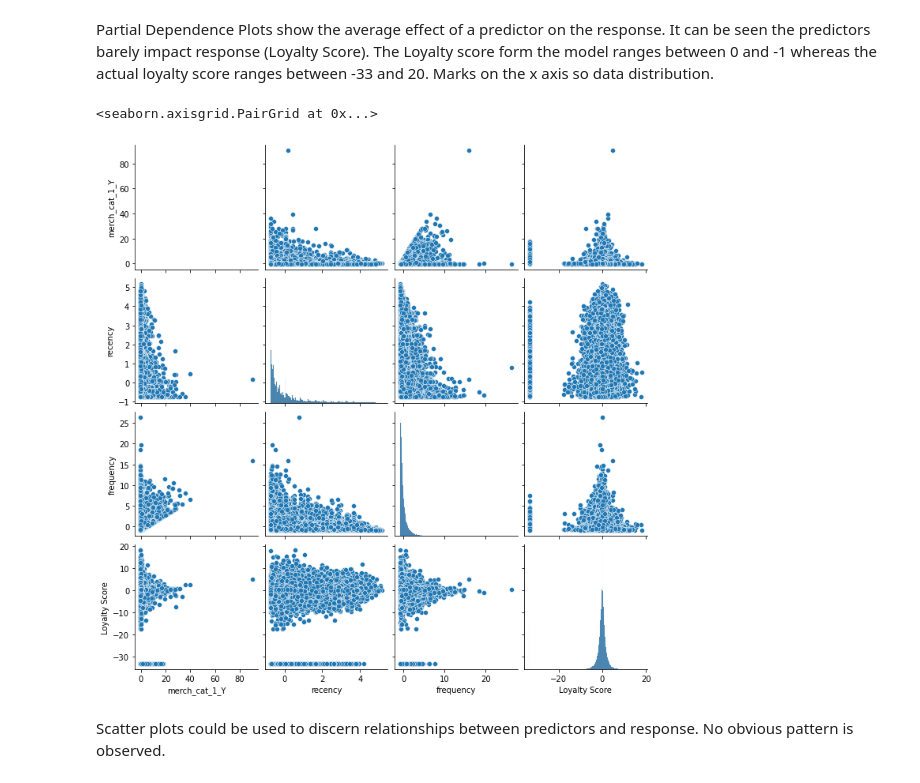
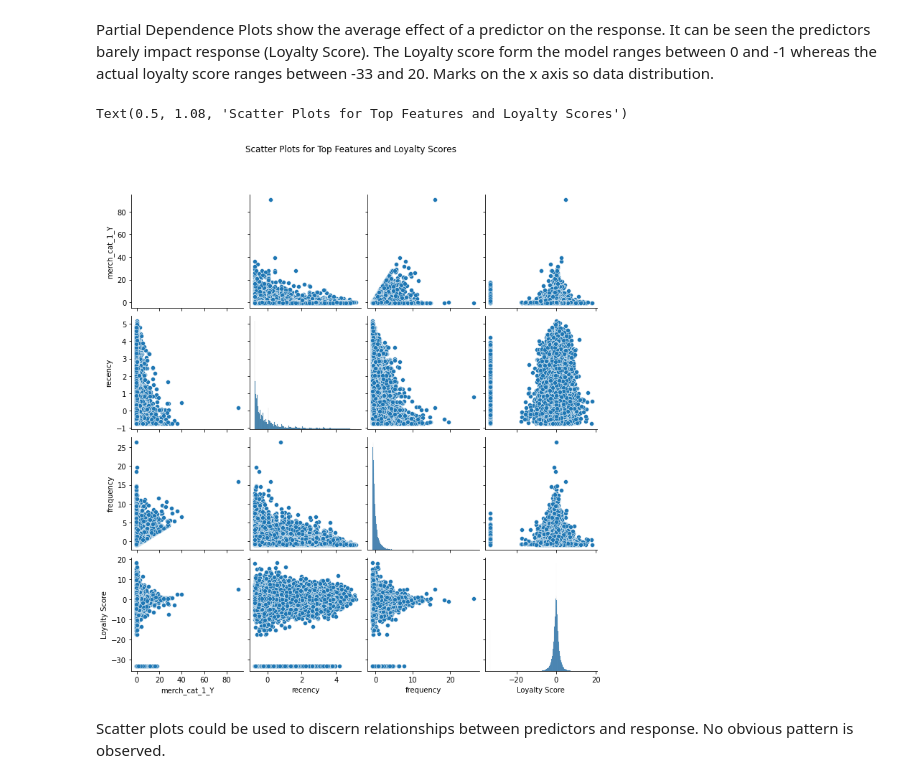
Before and after one commit to sabarishchockalingam2017/elo_loyalty_prediction, a Jupyter notebook: Elo Loyalty Prediction.ipynb, the cells around one changed output. Drawn from its saved outputs; the diff is of its cells as text; code cells hidden in the pictures.

Commit message:
added feature pairplot

```diff
--- a/Elo Loyalty Prediction.ipynb
+++ b/Elo Loyalty Prediction.ipynb
@@ -192,3 +202,3 @@ cardholdersdf['merch_cat_2_5'] = groups.apply(lambda x: (x['category_2']==5).sum
 # %%
-new_train = traindf.join(cardholdersdf, how='left', on='card_id')
+new_train = traindf.join(cardholdersdf, how='left', on=['card_id'])
 new_test = giventestdf.join(cardholdersdf, how='left', on='card_id')
@@ -456,10 +460,11 @@ plotdf = s_X_new_train[pairplot_feats].copy()
 plotdf['Loyalty Score'] = y_new_train.tolist()
 # %%
 # scatter plot of actual values
-sns.pairplot(plotdf)
+pp=sns.pairplot(plotdf)
+pp.fig.suptitle('Scatter Plots for Top Features and Loyalty Scores',y=1.08)
 # %% [output]
-<seaborn.axisgrid.PairGrid at 0x...>
+Text(0.5, 1.08, 'Scatter Plots for Top Features and Loyalty Scores')
-[figure, old version]
+[figure, new version]
 # %% [markdown]
 Scatter plots could be used to discern relationships between predictors and response. No obvious pattern is observed.
 # %% [markdown]
```
Also changed, not shown: parts of 7 cells of this notebook.
